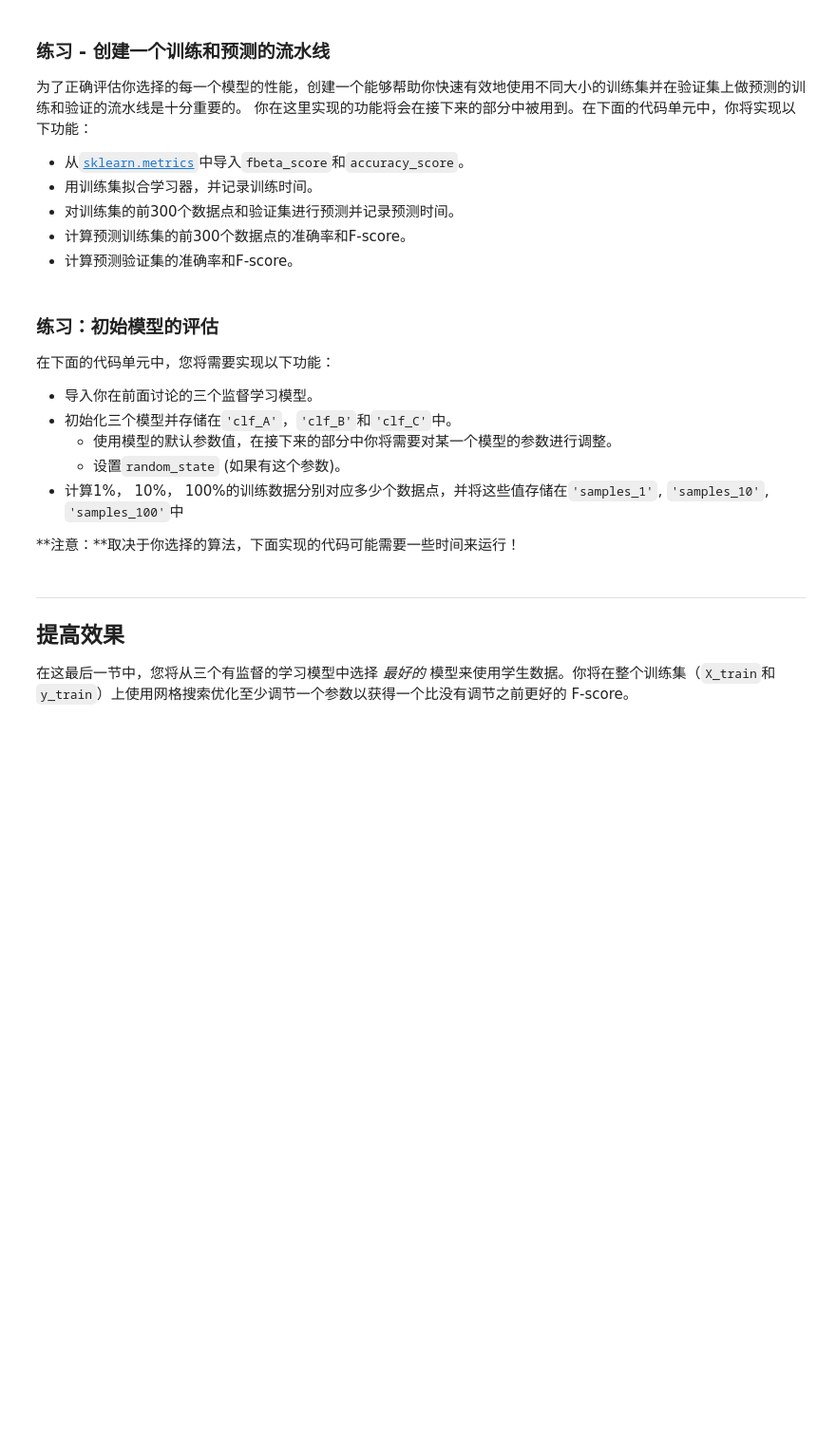
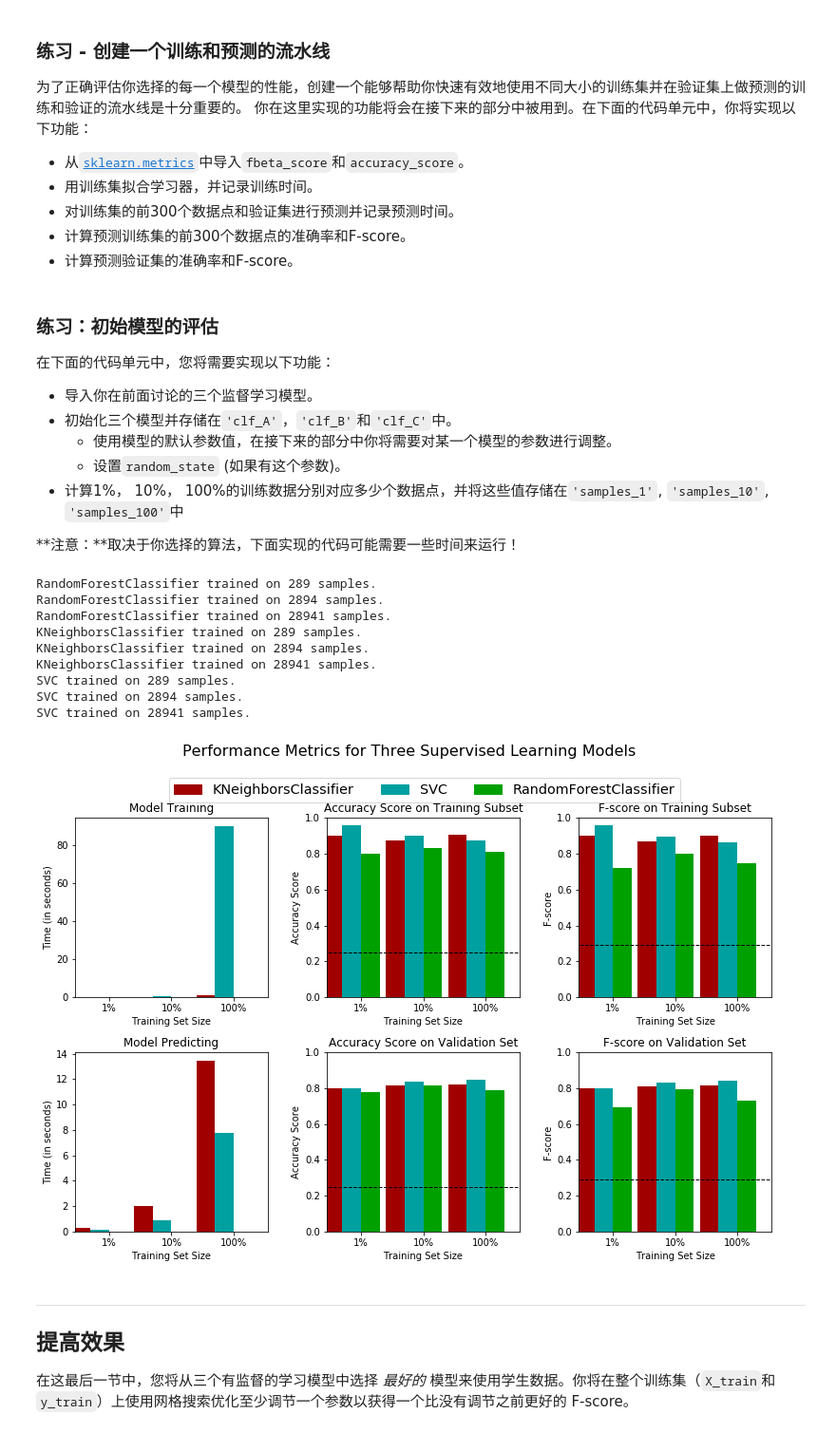
Before and after one commit to miaopei/MachineLearning, a Jupyter notebook: uda_project/P3/my_finding_donors/finding_donors.ipynb, the cells around one changed output. Shown at 95% size. Saved outputs shown, nothing was run; the diff lists cells and outputs as text; code cells hidden in the pictures; blank space fills up the shorter version.

```diff
--- a/uda_project/P3/my_finding_donors/finding_donors.ipynb
+++ b/uda_project/P3/my_finding_donors/finding_donors.ipynb
@@ -554,33 +554,33 @@ def train_predict(learner, sample_size, X_train, y_train, X_val, y_val):
     # TODO：使用sample_size大小的训练数据来拟合学习器
     # TODO: Fit the learner to the training data using slicing with 'sample_size'
     start = time() # 获得程序开始时间
-    learner = None
+    learner = learner.fit(X_train[:sample_size], y_train[:sample_size])
     end = time() # 获得程序结束时间
 
     # TODO：计算训练时间
-    results['train_time'] = None
+    results['train_time'] = round(end - start, 3)
 
     # TODO: 得到在验证集上的预测值
     #       然后得到对前300个训练数据的预测结果
     start = time() # 获得程序开始时间
-    predictions_val = None
-    predictions_train = None
+    predictions_val = learner.predict(X_val)
+    predictions_train = learner.predict(X_train[:300])
     end = time() # 获得程序结束时间
 
     # TODO：计算预测用时
-    results['pred_time'] = None
+    results['pred_time'] = round(end - start, 3)
 
     # TODO：计算在最前面的300个训练数据的准确率
-    results['acc_train'] = None
+    results['acc_train'] = accuracy_score(y_train[:300], predictions_train)
 
     # TODO：计算在验证上的准确率
-    results['acc_val'] = None
+    results['acc_val'] = accuracy_score(y_val, predictions_val)
 
     # TODO：计算在最前面300个训练数据上的F-score
-    results['f_train'] = None
+    results['f_train'] = fbeta_score(y_train[:300], predictions_train, average='weighted', beta=0.5)
 
     # TODO：计算验证集上的F-score
-    results['f_val'] = None
+    results['f_val'] = fbeta_score(y_val, predictions_val, average='weighted', beta=0.5)
 
     # 成功
     print "{} trained on {} samples.".format(learner.__class__.__name__, sample_size)
@@ -599,27 +599,41 @@ def train_predict(learner, sample_size, X_train, y_train, X_val, y_val):
 **注意：**取决于你选择的算法，下面实现的代码可能需要一些时间来运行！
 # %%
 # TODO：从sklearn中导入三个监督学习模型
+from sklearn.ensemble import RandomForestClassifier
+from sklearn.neighbors import KNeighborsClassifier
+from sklearn.svm import SVC
 
 # TODO：初始化三个模型
-clf_A = None
-clf_B = None
-clf_C = None
+clf_A = RandomForestClassifier(max_depth=3, random_state=0)
+clf_B = KNeighborsClassifier(n_neighbors=3)
+clf_C = SVC(kernel='rbf', C=1000., random_state=0)
 
 # TODO：计算1%， 10%， 100%的训练数据分别对应多少点
-samples_1 = None
-samples_10 = None
-samples_100 = None
+samples_1 = int(X_train.shape[0] * .01)
+samples_10 = int(X_train.shape[0] * .1)
+samples_100 = X_train.shape[0]
 
 # 收集学习器的结果
 results = {}
 for clf in [clf_A, clf_B, clf_C]:
     clf_name = clf.__class__.__name__
     results[clf_name] = {}
     for i, samples in enumerate([samples_1, samples_10, samples_100]):
         results[clf_name][i] = train_predict(clf, samples, X_train, y_train, X_val, y_val)
 
 # 对选择的三个模型得到的评价结果进行可视化
 vs.evaluate(results, accuracy, fscore)
+# %% [output]
+RandomForestClassifier trained on 289 samples.
+RandomForestClassifier trained on 2894 samples.
+RandomForestClassifier trained on 28941 samples.
+KNeighborsClassifier trained on 289 samples.
+KNeighborsClassifier trained on 2894 samples.
+KNeighborsClassifier trained on 28941 samples.
+SVC trained on 289 samples.
+SVC trained on 2894 samples.
+SVC trained on 28941 samples.
+[figure, added]
 # %% [markdown]
 ----
 ## 提高效果
```
